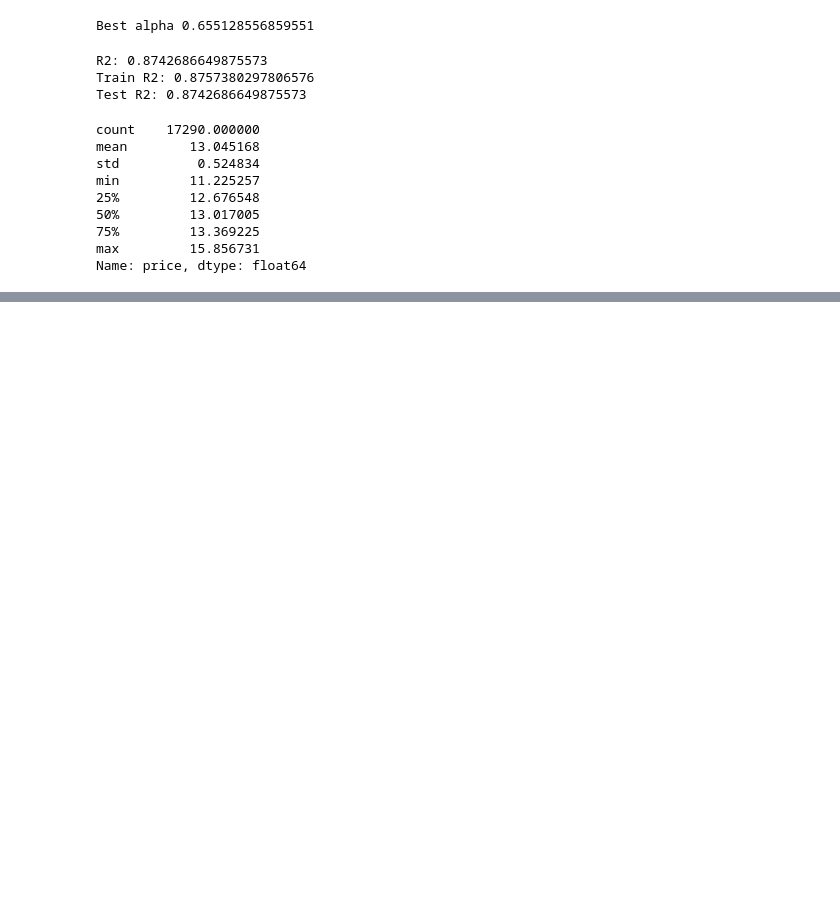
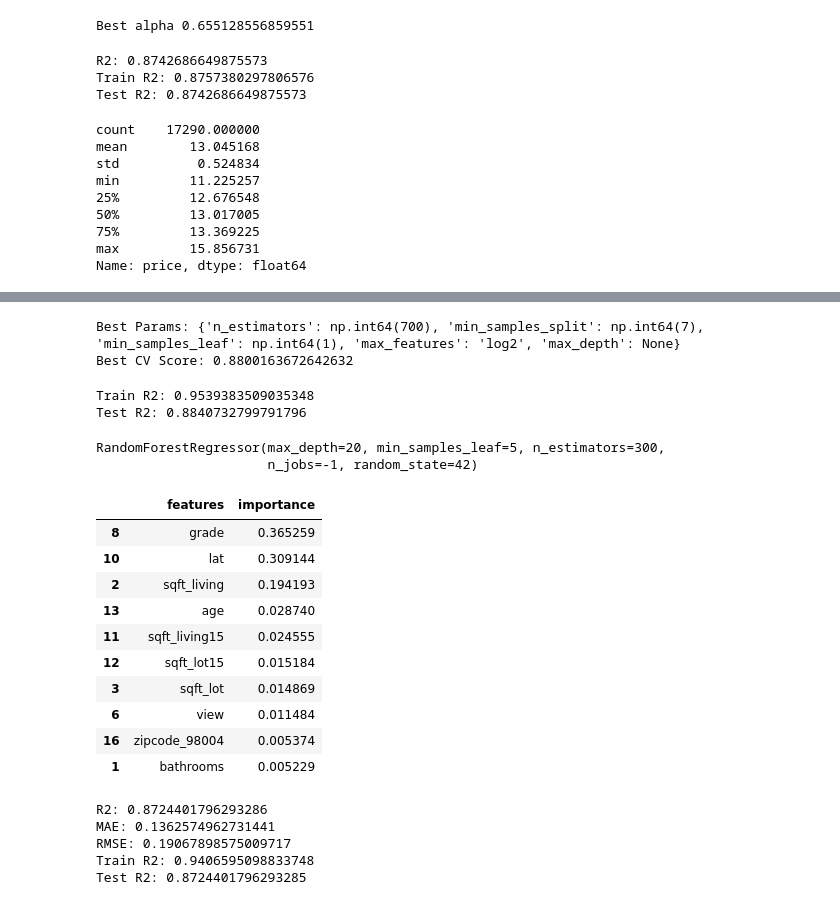
Before and after one commit to HosseinMohebbi/house-price-prediction, a Jupyter notebook: notebooks/02_modeling.ipynb, the cells around one changed output, grey strips where cells are left out. Saved outputs shown, nothing was run; the diff lists cells and outputs as text; code cells hidden in the pictures; blank space fills up the shorter version.

Commit message:
training RF and GRB models

```diff
--- a/notebooks/02_modeling.ipynb
+++ b/notebooks/02_modeling.ipynb
@@ -150,0 +159,13 @@ Name: price, dtype: float64
+# %%
+random_search = RandomizedSearchCV(
+    estimator=rf,
+    param_distributions=param_dist,
+    n_iter=40,              # تعداد حالت‌هایی که تست میشه
+    cv=5,
+    scoring="r2",
+    verbose=2,
+    random_state=42,
+    n_jobs=-1
+)
+# %%
+random_search.fit(X_train, y_train)
@@ -150,0 +204,33 @@ Name: price, dtype: float64
+# %%
+print("Best Params:", random_search.best_params_)
+print("Best CV Score:", random_search.best_score_)
+# %% [output]
+Best Params: {'n_estimators': np.int64(700), 'min_samples_split': np.int64(7), 'min_samples_leaf': np.int64(1), 'max_features': 'log2', 'max_depth': None}
+Best CV Score: 0.8800163672642632
+# %%
+best_rf = random_search.best_estimator_
+
+print("Train R2:", best_rf.score(X_train, y_train))
+print("Test R2:", best_rf.score(X_test, y_test))
+# %% [output]
+Train R2: 0.9539383509035348
+Test R2: 0.8840732799791796
+# %%
+# rf = RandomForestRegressor(
+#     n_estimators=100,
+#     random_state=42,
+#     n_jobs=-1
+# )
+
+rf = RandomForestRegressor(
+    n_estimators=300,
+    max_depth=20,
+    min_samples_leaf=5,
+    random_state=42,
+    n_jobs=-1
+)
+
+rf.fit(X_train, y_train)
+# %% [output]
+RandomForestRegressor(max_depth=20, min_samples_leaf=5, n_estimators=300,
+                      n_jobs=-1, random_state=42)
@@ -150,0 +239,31 @@ Name: price, dtype: float64
+# %%
+importances = pd.DataFrame({
+    "features": X_train.columns,
+    "importance": rf.feature_importances_
+}).sort_values("importance", ascending=False)
+
+importances.head(10)
+# %% [output]
+|  | features | importance |
+| 8 | grade | 0.365259 |
+| 10 | lat | 0.309144 |
+| 2 | sqft_living | 0.194193 |
+| 13 | age | 0.028740 |
+| 11 | sqft_living15 | 0.024555 |
+| 12 | sqft_lot15 | 0.015184 |
+| 3 | sqft_lot | 0.014869 |
+| 6 | view | 0.011484 |
+| 16 | zipcode_98004 | 0.005374 |
+| 1 | bathrooms | 0.005229 |
+# %%
+print("R2:", r2_score(y_test, y_pred_rf))
+print("MAE:", mean_absolute_error(y_test, y_pred_rf))
+print("RMSE:", np.sqrt(mean_squared_error(y_test, y_pred_rf)))
+print("Train R2:", rf.score(X_train, y_train))
+print("Test R2:", rf.score(X_test, y_test))
+# %% [output]
+R2: 0.8724401796293286
+MAE: 0.1362574962731441
+RMSE: 0.19067898575009717
+Train R2: 0.9406595098833748
+Test R2: 0.8724401796293285
```
Also changed, not shown: parts of 15 cells of this notebook, 4 other files.
